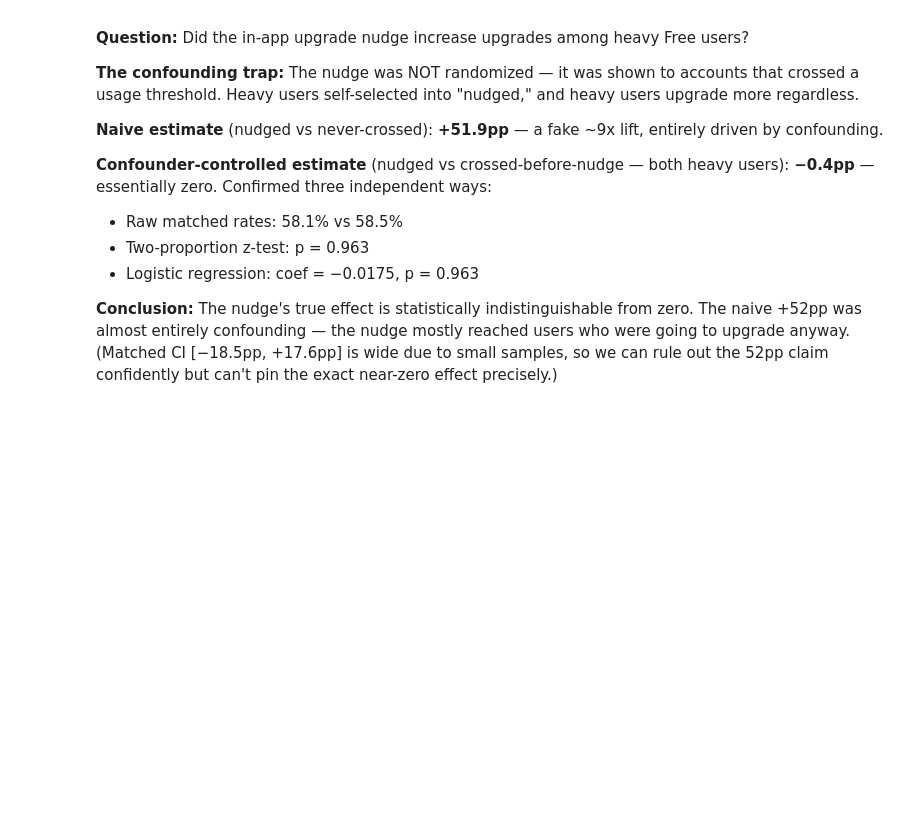
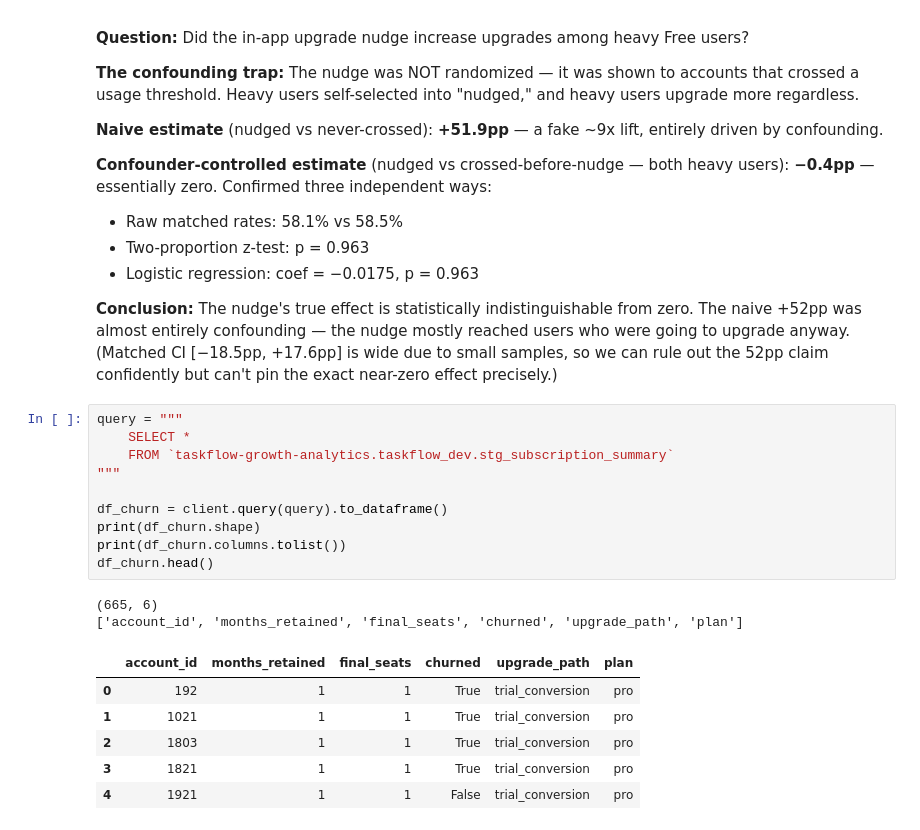
Before and after one commit to ash-philip/taskflow-growth-analytics, a Jupyter notebook: notebooks/phase4_experiments.ipynb, the cells around one changed output. Saved outputs shown, nothing was run; the diff lists cells and outputs as text; blank space fills up the shorter version.

```diff
--- a/notebooks/phase4_experiments.ipynb
+++ b/notebooks/phase4_experiments.ipynb
@@ -320,3 +320,22 @@ nudged_flag    -0.0175      0.379     -0.046      0.963      -0.761       0.726
 - Logistic regression: coef = −0.0175, p = 0.963
 
 **Conclusion:** The nudge's true effect is statistically indistinguishable from zero. The naive +52pp was almost entirely confounding — the nudge mostly reached users who were going to upgrade anyway. (Matched CI [−18.5pp, +17.6pp] is wide due to small samples, so we can rule out the 52pp claim confidently but can't pin the exact near-zero effect precisely.)
+# %%
+query = """
+    SELECT *
+    FROM `taskflow-growth-analytics.taskflow_dev.stg_subscription_summary`
+"""
+
+df_churn = client.query(query).to_dataframe()
+print(df_churn.shape)
+print(df_churn.columns.tolist())
+df_churn.head()
+# %% [output]
+(665, 6)
+['account_id', 'months_retained', 'final_seats', 'churned', 'upgrade_path', 'plan']
+|  | account_id | months_retained | final_seats | churned | upgrade_path | plan |
+| 0 | 192 | 1 | 1 | True | trial_conversion | pro |
+| 1 | 1021 | 1 | 1 | True | trial_conversion | pro |
+| 2 | 1803 | 1 | 1 | True | trial_conversion | pro |
+| 3 | 1821 | 1 | 1 | True | trial_conversion | pro |
+| 4 | 1921 | 1 | 1 | False | trial_conversion | pro |
```
Also changed, not shown: parts of 13 cells of this notebook, 2 other files.
